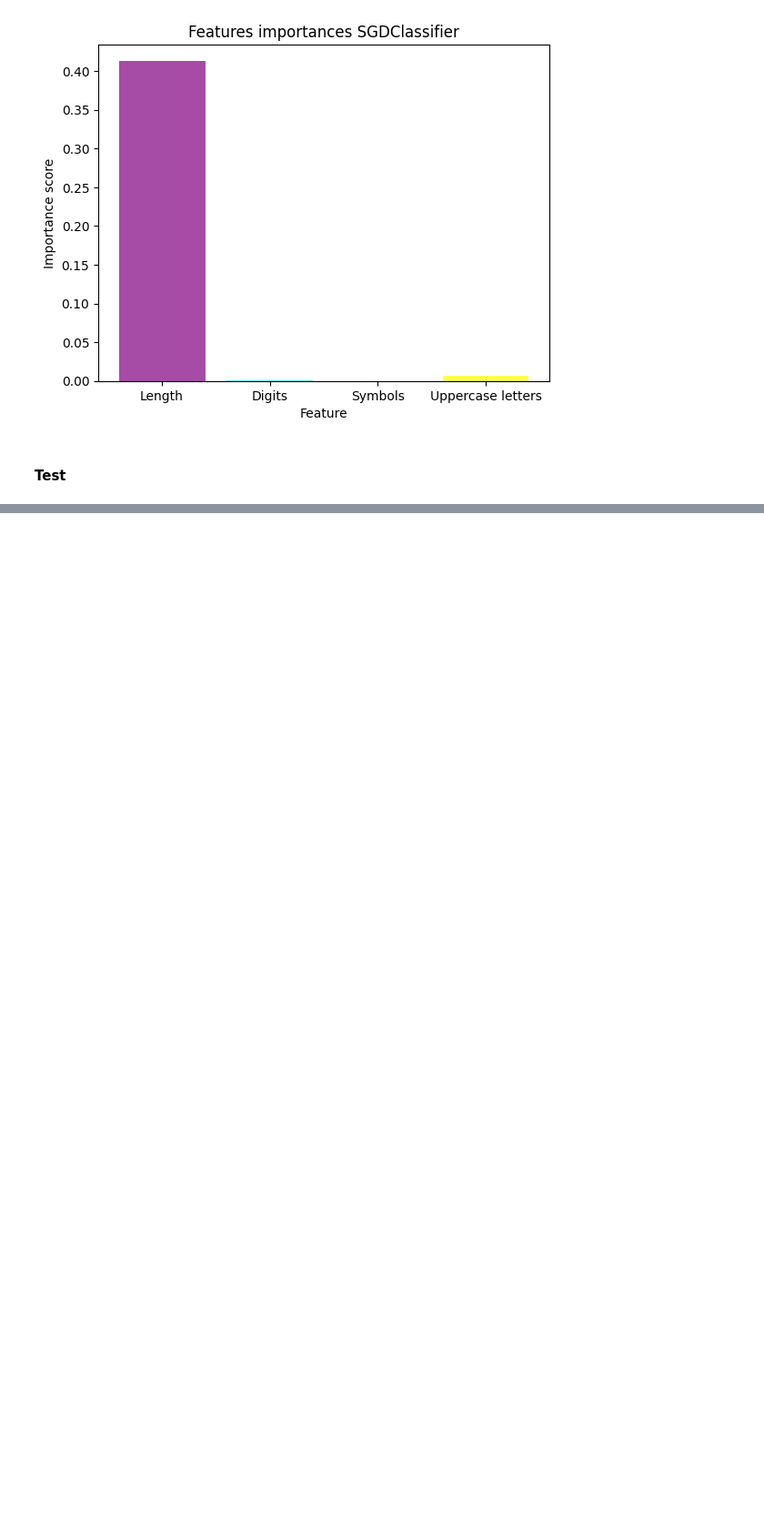
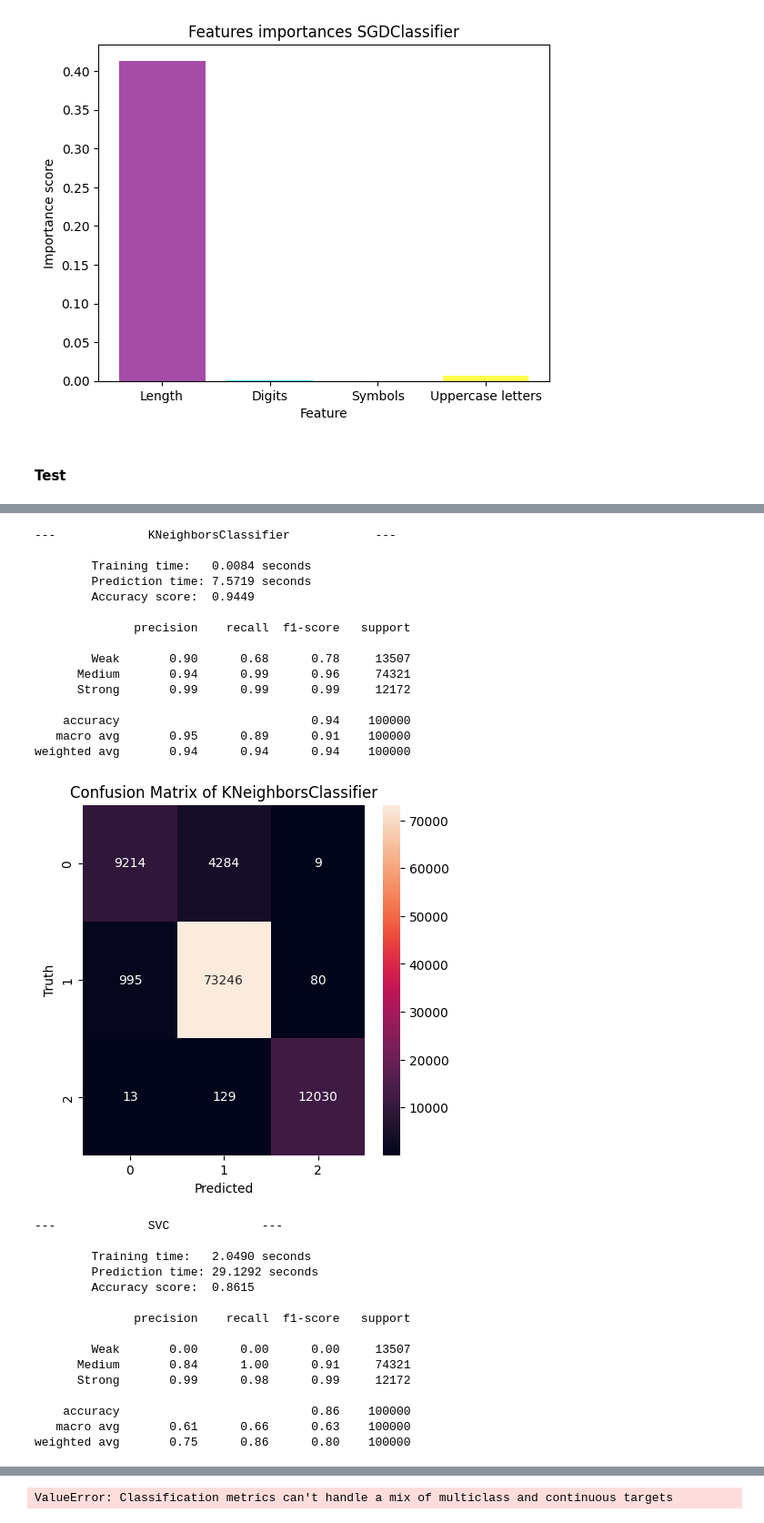
Before and after one commit to giopresenti98/ML-Project, a Jupyter notebook: test_password_strenght_classification copy.ipynb, the cells around one changed output, grey strips where cells are left out. Shown at 91% size. Cells and saved outputs as stored; diff of their text form; code cells hidden in the pictures; blank space fills up the shorter version.

```diff
--- a/test_password_strenght_classification copy.ipynb
+++ b/test_password_strenght_classification copy.ipynb
@@ -471,3 +471,82 @@ weighted avg       1.00      1.00      1.00    100000
    macro avg       1.00      1.00      1.00    100000
 weighted avg       1.00      1.00      1.00    100000
 [figure]
+# %%
+# Extract features
+pass_length_train = data_shuffled["password"].str.len().head(N_TRAIN).values
+digits_train = (data_shuffled["password"].head(N_TRAIN).apply(lambda x: len([c for c in x if c.isdigit()])).values)
+symbols_train = (data_shuffled["password"].head(N_TRAIN).apply(lambda x: len([c for c in x if not c.isalnum()])).values)
+upper_train = (data_shuffled["password"].head(N_TRAIN).apply(lambda x: len([c for c in x if c.isupper()])).values)
+
+pass_length_test = data_shuffled["password"].str.len().tail(N_TEST).values
+digits_test = (data_shuffled["password"].tail(N_TEST).apply(lambda x: len([c for c in x if c.isdigit()])).values)
+symbols_test = (data_shuffled["password"].tail(N_TEST).apply(lambda x: len([c for c in x if not c.isalnum()])).values)
+upper_test = (data_shuffled["password"].tail(N_TEST).apply(lambda x: len([c for c in x if c.isupper()])).values)
+
+# Normalize features by password length (avoid division by zero)
+digits_train_norm = digits_train / np.where(pass_length_train == 0, 1, pass_length_train)
+symbols_train_norm = symbols_train / np.where(pass_length_train == 0, 1, pass_length_train)
+upper_train_norm = upper_train / np.where(pass_length_train == 0, 1, pass_length_train)
+
+digits_test_norm = digits_test / np.where(pass_length_test == 0, 1, pass_length_test)
+symbols_test_norm = symbols_test / np.where(pass_length_test == 0, 1, pass_length_test)
+upper_test_norm = upper_test /  np.where(pass_length_test == 0, 1, pass_length_test)
+
+# Split the dataset into features and target variable
+xtr = np.array([digits_train_norm, symbols_train_norm, upper_train_norm]).T
+ytr = data_shuffled["strength"].head(N_TRAIN).values
+
+xts = np.array([digits_test_norm, symbols_test_norm, upper_test_norm]).T
+yts = data_shuffled["strength"].tail(N_TEST).values
+
+
+# Fit each classifier, make predictions, and evaluate performance
+for clf in clfs:
+
+    print("\n")
+    print(f"---\t\t{clf.__class__.__name__}\t\t---\n")
+    tic = time.perf_counter()
+    clf.fit(xtr, ytr)
+    toc = time.perf_counter()
+    print(f"\tTraining time:\t {toc-tic:.4f} seconds")
+
+    tic = time.perf_counter()
+    predictions = clf.predict(xts)
+    toc = time.perf_counter()
+    print(f"\tPrediction time: {toc-tic:.4f} seconds")
+
+    print(f"\tAccuracy score:\t {accuracy_score(yts, predictions):.4f}\n")
+    print(classification_report(yts, predictions, target_names=["Weak", "Medium", "Strong"]))
+    plot_confusion_matrix(yts, predictions, clf.__class__.__name__)
+# %% [output]
+---             KNeighborsClassifier            ---
+
+        Training time:   0.0084 seconds
+        Prediction time: 7.5719 seconds
+        Accuracy score:  0.9449
+
+              precision    recall  f1-score   support
+
+        Weak       0.90      0.68      0.78     13507
+      Medium       0.94      0.99      0.96     74321
+      Strong       0.99      0.99      0.99     12172
+
+    accuracy                           0.94    100000
+   macro avg       0.95      0.89      0.91    100000
+weighted avg       0.94      0.94      0.94    100000
+[figure, added]
+---             SVC             ---
+
+        Training time:   2.0490 seconds
+        Prediction time: 29.1292 seconds
+        Accuracy score:  0.8615
+
+              precision    recall  f1-score   support
+
+        Weak       0.00      0.00      0.00     13507
+      Medium       0.84      1.00      0.91     74321
+      Strong       0.99      0.98      0.99     12172
+
+    accuracy                           0.86    100000
+   macro avg       0.61      0.66      0.63    100000
+weighted avg       0.75      0.86      0.80    100000
@@ -473,0 +574 @@ weighted avg       1.00      1.00      1.00    100000
+ValueError: Classification metrics can't handle a mix of multiclass and continuous targets
```
Also changed, not shown: parts of 6 cells of this notebook.
